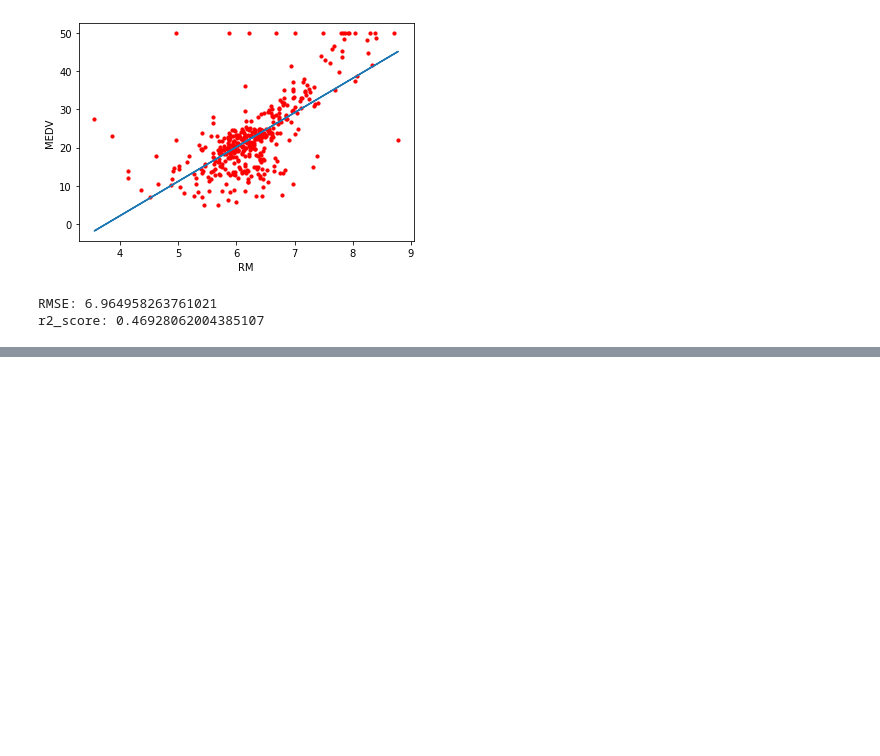
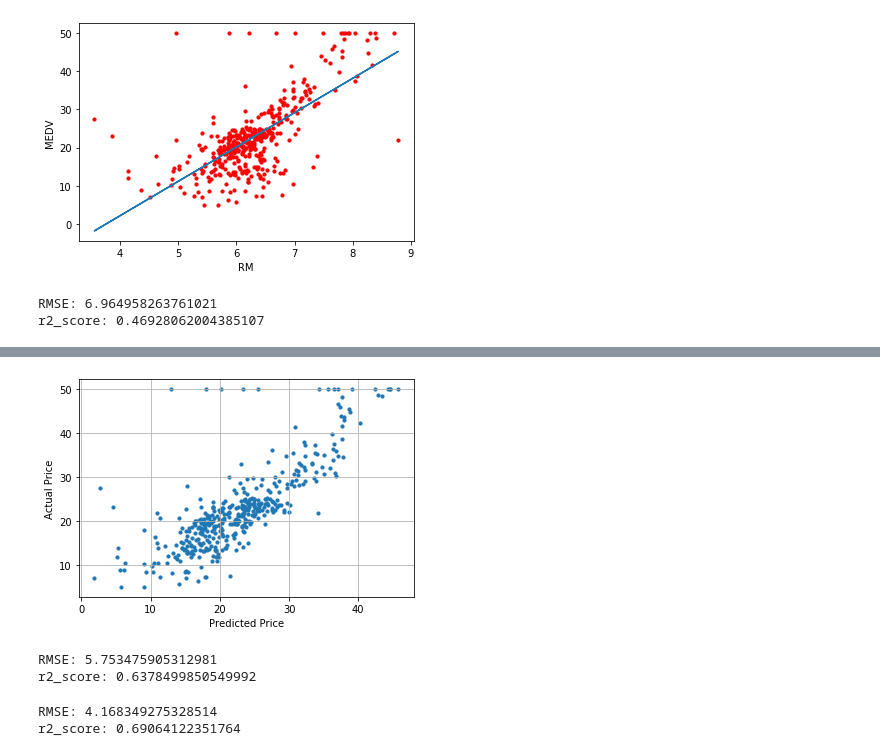
Before and after one commit to landturtler/2020_AI_education_example, a Jupyter notebook: 머신러닝/머신러닝기초.ipynb, the cells around one changed output, grey strips where cells are left out. Drawn from its saved outputs; the diff is of its cells as text; code cells hidden in the pictures; blank space fills up the shorter version.

```diff
--- a/머신러닝/머신러닝기초.ipynb
+++ b/머신러닝/머신러닝기초.ipynb
@@ -289,0 +330,57 @@ df
+# %%
+# 다차원(다항, 피쳐가 2 개 이상) 회귀 모형
+
+x = df.iloc[:,:-1]  # 9개 컬럼을  피쳐로 사용  (400,9)
+y = df['MEDV'].values.reshape(-1,1)         # (400,1)
+
+# 인스턴스 생성
+lr = LinearRegression()
+
+# 학습
+lr.fit(x,y)
+
+# 예측
+y_predict = lr.predict(x)
+
+plt.scatter(y_predict,y,s=10)
+plt.xlabel('Predicted Price')
+plt.ylabel('Actual Price')
+plt.grid(True)
+plt.show()
+
+# 정확도 측정
+mse = mean_squared_error(y,y_predict)
+rmse = np.sqrt(mse)  # root(제곱근)
+print('RMSE:',rmse)  #
+
+r2 = r2_score(y,y_predict) # R-squred(결정계수), 예측 값의 분산/실제값의 분산
+print('r2_score:',r2)
+# %% [output]
+[figure, added]
+RMSE: 5.753475905312981
+r2_score: 0.6378499850549992
+# %%
+# test 데이터 셋을 사용한 예측과 정확도 측정
+
+# train 데이터 셋 : 학습용 데이터 셋, x와 y를 모두 사용하여 학습(fit함수에 전달)  , 70%
+# test 데이터 셋 : 학습 완료 후 예측(predict함수에 x만 전달), 예측값과 실제값을 비교하여
+#                  정확도를 측정 , 30%
+
+# test 데이셋을 준비
+test = pd.read_csv('boston_test.csv')
+x_test = test.iloc[:,:-1]                  # (100,9)
+y_test = test['MEDV'].values.reshape(-1,1) # (100,1)
+
+# 예측
+y_test_predict = lr.predict(x_test)     # (100,1)
+
+# 정확도 측정
+mse = mean_squared_error(y_test,y_test_predict)
+rmse = np.sqrt(mse)  # root(제곱근)
+print('RMSE:',rmse)  #
+
+r2 = r2_score(y_test,y_test_predict) # R-squred(결정계수), 예측 값의 분산/실제값의 분산
+print('r2_score:',r2)
+# %% [output]
+RMSE: 4.168349275328514
+r2_score: 0.69064122351764
```
Also changed, not shown: parts of 6 cells of this notebook.
